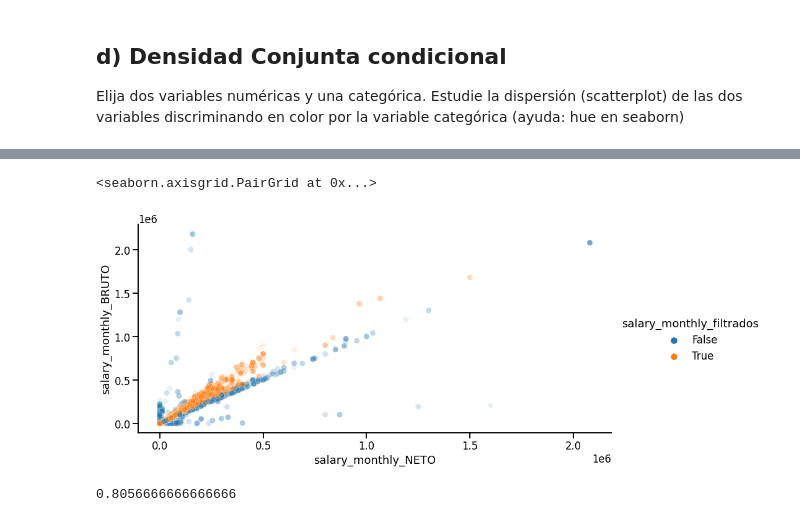
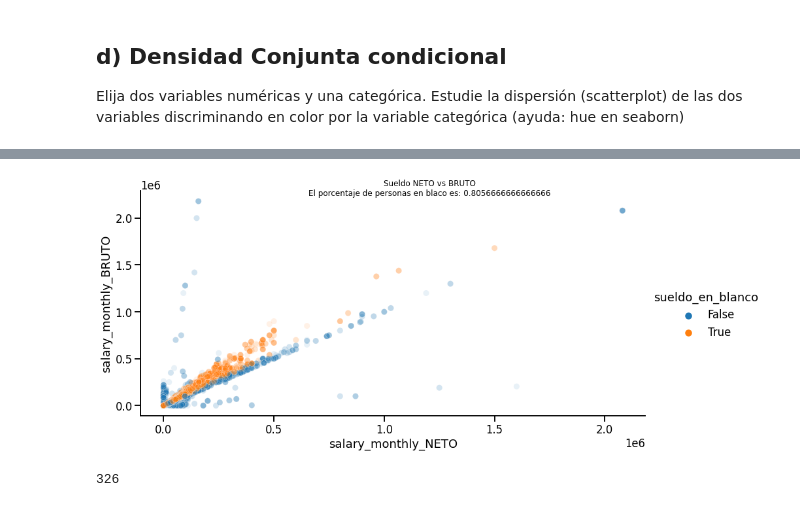
Before and after one commit to fnbellomo/DiploDatos2021, a Jupyter notebook: AyVD/Copy_of_Entregable_Parte_1_franco.ipynb, the cells around one changed output, grey strips where cells are left out. Saved outputs shown, nothing was run; the diff lists cells and outputs as text; code cells hidden in the pictures.

```diff
--- a/AyVD/Copy_of_Entregable_Parte_1_franco.ipynb
+++ b/AyVD/Copy_of_Entregable_Parte_1_franco.ipynb
@@ -189,6 +184,7 @@ df_lang
 # %%
+# Calculo que personas trabajan en blanco
 df_lang['salary_monthly_porcentaje'] = df_lang['salary_monthly_NETO'] / df_lang['salary_monthly_BRUTO']
-df_lang['salary_monthly_filtrados'] = (df_lang['salary_monthly_porcentaje'] >0.5) & (df_lang['salary_monthly_porcentaje'] <0.9)
+df_lang['sueldo_en_blanco'] = (df_lang['salary_monthly_porcentaje'] >0.5) & (df_lang['salary_monthly_porcentaje'] <0.9)
 df_lang
 # %% [output]
 |  | programming_language | tools_programming_languages | salary_monthly_NETO | salary_monthly_BRUTO | ... |
@@ -207,16 +203,22 @@ df_lang
 # %%
-seaborn.pairplot(data=df_lang,
-                 y_vars=['salary_monthly_BRUTO'],
-                 x_vars=['salary_monthly_NETO'],
-                 hue='salary_monthly_filtrados',
-                 aspect=2,
-                 height=6,
-                 plot_kws=dict(alpha=0.1))
+total_en_blanco = len(df_lang[df_lang['salary_monthly_filtrados']])
+procentaje_en_blanco = total_en_blanco / len(df_lang)
+
+ax = seaborn.pairplot(
+    data=df_lang,
+    y_vars=['salary_monthly_BRUTO'],
+    x_vars=['salary_monthly_NETO'],
+    hue='sueldo_en_blanco',
+    aspect=2,
+    height=6,
+    plot_kws=dict(alpha=0.1)
+)
+t = ax.fig.suptitle(f"Sueldo NETO vs BRUTO\nEl porcentaje de personas en blaco es: {procentaje_en_blanco}")
 # %% [output]
-<seaborn.axisgrid.PairGrid at 0x...>
-[figure, old version]
+[figure, new version]
-# %%
-total_en_blanco = len(df_lang[df_lang['salary_monthly_filtrados']])
-total_en_blanco / len(df_lang)
-# %% [output]
-0.8056666666666666
+# %%
+# Personas que no programan
+df_lang["no_programa"] = df_lang.cured_programming_languages.apply(lambda ele: ele == ["ninguno"])
+len(df_lang[df_lang.no_programa])
+# %% [output]
+326
```
Also changed, not shown: parts of 6 cells of this notebook.
